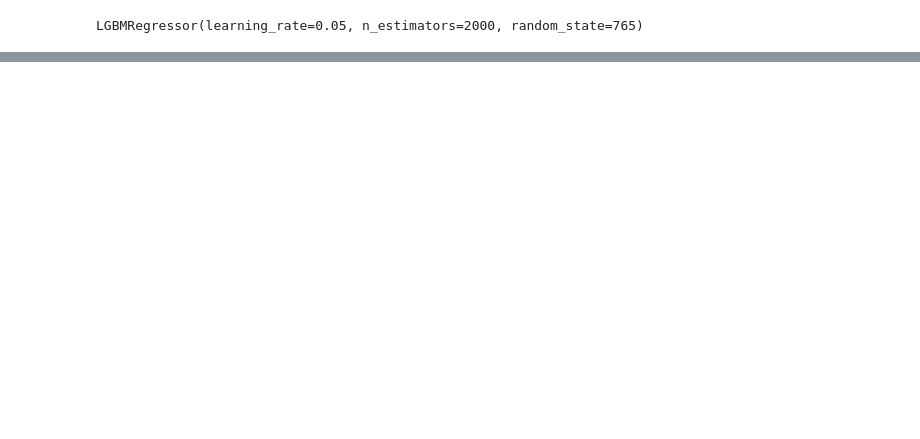
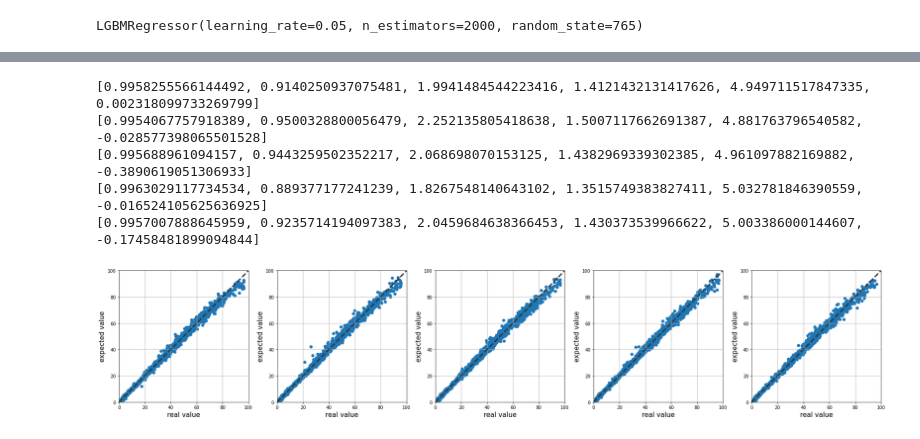
Before and after one commit to Schwalbe262/ML_MFT, a Jupyter notebook: core_type/solid_model/learning/ML_loss.ipynb, the cells around one changed output, grey strips where cells are left out. Drawn from its saved outputs; the diff is of its cells as text; code cells hidden in the pictures; blank space fills up the shorter version.

```diff
--- a/core_type/solid_model/learning/ML_loss.ipynb
+++ b/core_type/solid_model/learning/ML_loss.ipynb
@@ -211,0 +246,14 @@ plt.show()
+# %%
+from sklearn.model_selection import GridSearchCV
+
+parameters = {
+    "n_estimators" : [1000,3000,10000],
+    'n_jobs' : [-1],
+    'learning_rate': [0.05],
+    'max_depth' : [-1,2,3,4,5,10,20,30,50],
+    'num_leaves' : [31,60,80,100,127],
+    }
+
+#cv=5 5번의 교차검증.
+grid = GridSearchCV(LGBMRegressor(random_state=0), verbose=2, param_grid = parameters, cv=kfold)
+grid.fit(X_train, Y_train)
@@ -211,0 +300,6 @@ plt.show()
+# %%
+#model = LGBMRegressor(random_state=765, learning_rate=0.05, max_depth=10, n_estimators=5000)
+tuned_model = LGBMRegressor(random_state=765, **grid.best_params_)
+tuned_model.fit(X_train,Y_train)
+
+print(tuned_model)
@@ -211,0 +309,58 @@ plt.show()
+# %%
+# 교차 검증용 데이터셋 구성
+df_trains = []
+df_valids = []
+
+# MAPE 정의
+def def_MAPE(y_test, y_pred):
+	return np.mean(np.abs((y_test - y_pred) / y_test)) * 100
+
+# MPE 정의
+def def_MPE(y_test, y_pred):
+	return np.mean((y_test - y_pred) / y_test) * 100
+
+# KFold 검증
+i = 0
+plt.figure(figsize=(25, 5))
+kfold = KFold(n_splits=5, random_state=765, shuffle=True)
+for train_idx, test_idx in kfold.split(X[col_input]):
+
+    # fold 후 train, test set 분할
+    X_train, X_test = X.iloc[train_idx], X.iloc[test_idx]
+    Y_train, Y_test = Y.iloc[train_idx], Y.iloc[test_idx]
+
+    # regression model 생성
+    tuned_model.fit(X_train, Y_train)
+
+    # 예측
+    fold_pred = tuned_model.predict(X_test)
+
+    # 성능계산
+    R2 = r2_score(Y_test, fold_pred)
+    MAE = mean_absolute_error(Y_test, fold_pred)
+    MSE = mean_squared_error(Y_test, fold_pred)
+    RMSE = np.sqrt(MSE)
+    MAPE = def_MAPE(Y_test, fold_pred)
+    MPE = def_MPE(Y_test, fold_pred)
+
+    print([R2, MAE,MSE,RMSE,MAPE,MPE])
+
+    plt.subplot(1, 5, i+1)
+    plt.scatter(Y_test, fold_pred)
+    plt.xlabel("real value", fontsize=15)
+    plt.ylabel("expected value", fontsize=15)
+    plt.grid(True)
+    plt.xlim(0, 100)
+    plt.ylim(0, 100)
+    plt.plot([0, 100], [0, 100], ls="--", c=".2", linewidth=3.0)
+    i = i+1
+
+plt.tight_layout()
+plt.show()
+# %% [output]
+[0.9958255566144492, 0.9140250937075481, 1.9941484544223416, 1.4121432131417626, 4.949711517847335, 0.002318099733269799]
+[0.9954067757918389, 0.9500328800056479, 2.252135805418638, 1.5007117662691387, 4.881763796540582, -0.028577398065501528]
+[0.995688961094157, 0.9443259502352217, 2.068698070153125, 1.4382969339302385, 4.961097882169882, -0.3890619051306933]
+[0.9963029117734534, 0.889377177241239, 1.8267548140643102, 1.3515749383827411, 5.032781846390559, -0.016524105625636925]
+[0.9957007888645959, 0.9235714194097383, 2.0459684638366453, 1.430373539966622, 5.003386000144607, -0.17458481899094844]
+[figure, added]
```
Also changed, not shown: parts of 18 cells of this notebook, 19 other files.
